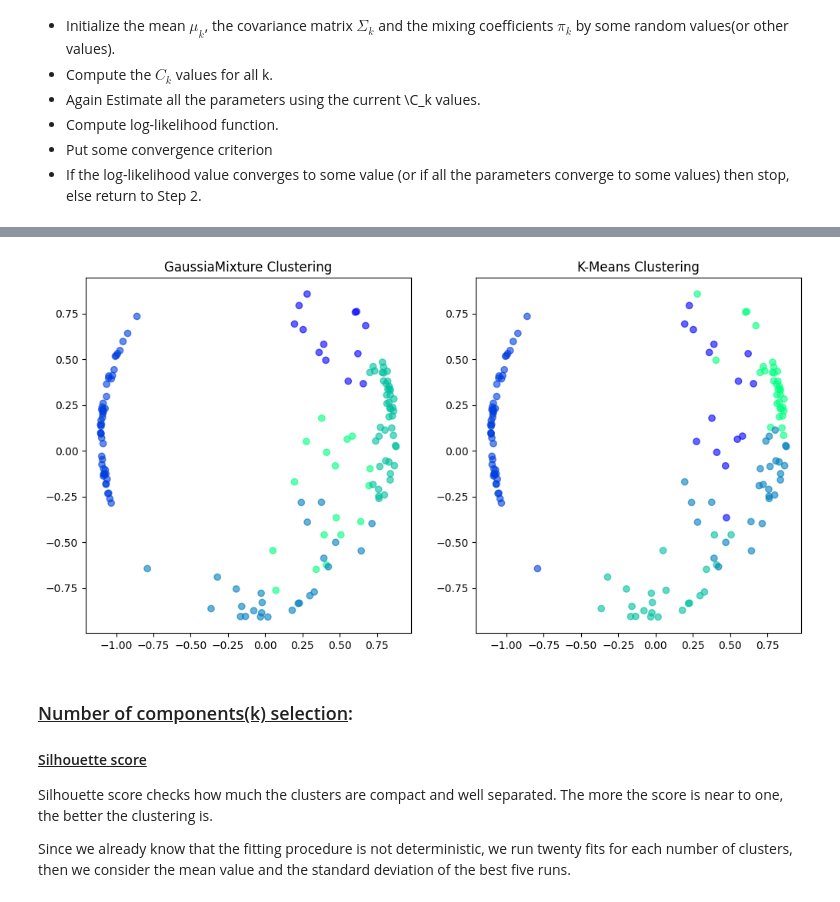
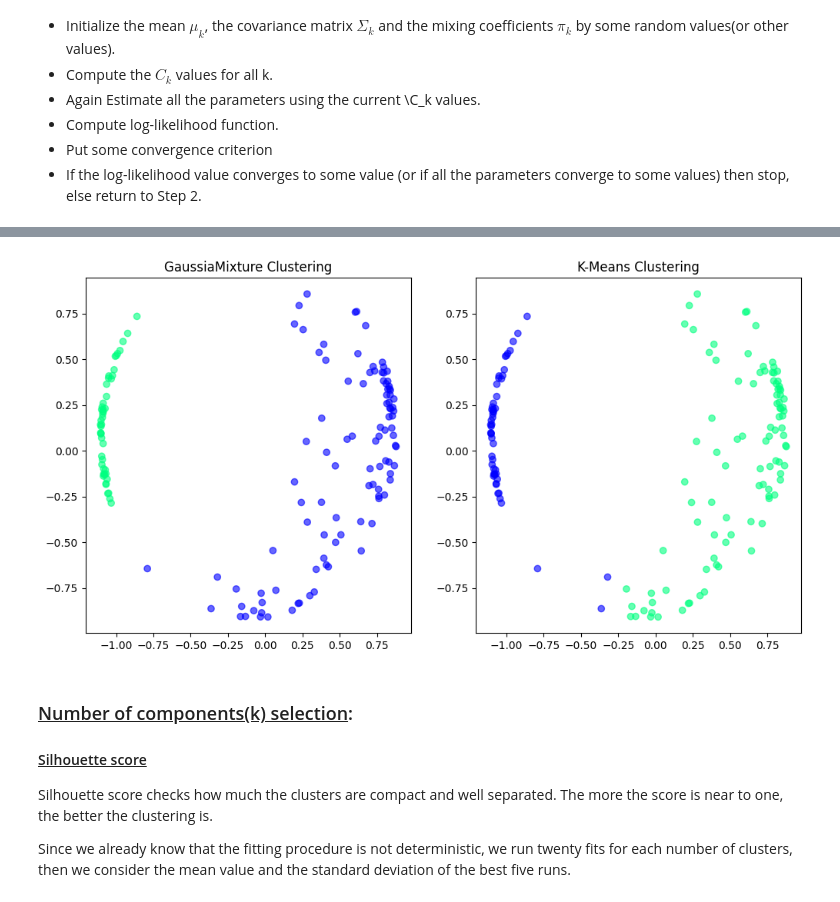
Before and after one commit to saharismail1998/Kmeans-GMM, a Jupyter notebook: k-mean&GMM.ipynb, the cells around one changed output, grey strips where cells are left out. Drawn from its saved outputs; the diff is of its cells as text; code cells hidden in the pictures.

```diff
--- a/k-mean&GMM.ipynb
+++ b/k-mean&GMM.ipynb
@@ -55,28 +67,28 @@ X_principal.head(5)
 # %%
-n_cluster= 5
+n_cluster= 2
 gmm = GaussianMixture(n_cluster)
 gmm.fit(X_principal)
 gmm_labels = gmm.fit_predict(X_principal)
 
 kmeans = KMeans(n_cluster)
 kmeans.fit(X_principal)
 kmeans_labels = kmeans.fit_predict(X_principal)
 
 # Visualizing the clustering
 fig, (plt1, plt2) = plt.subplots(1, 2, figsize=(12, 6))
 plt1.scatter(X_principal['P1'], X_principal['P2'],
            c = GaussianMixture(n_cluster).fit_predict(X_principal), cmap =plt.cm.winter, alpha = 0.6)
 plt1.set_title('GaussiaMixture Clustering')
 
 plt2.scatter(X_principal['P1'], X_principal['P2'],
            c = KMeans(n_cluster).fit_predict(X_principal), cmap =plt.cm.winter, alpha = 0.6)
 plt2.set_title('K-Means Clustering')
 
 
 
 plt.show()
 # %% [output]
-[figure, old version]
+[figure, new version]
 # %% [markdown]
 ### <u>Number of components(k) selection</u>:
 
```
Also changed, not shown: parts of 2 cells of this notebook, 1 other file.
